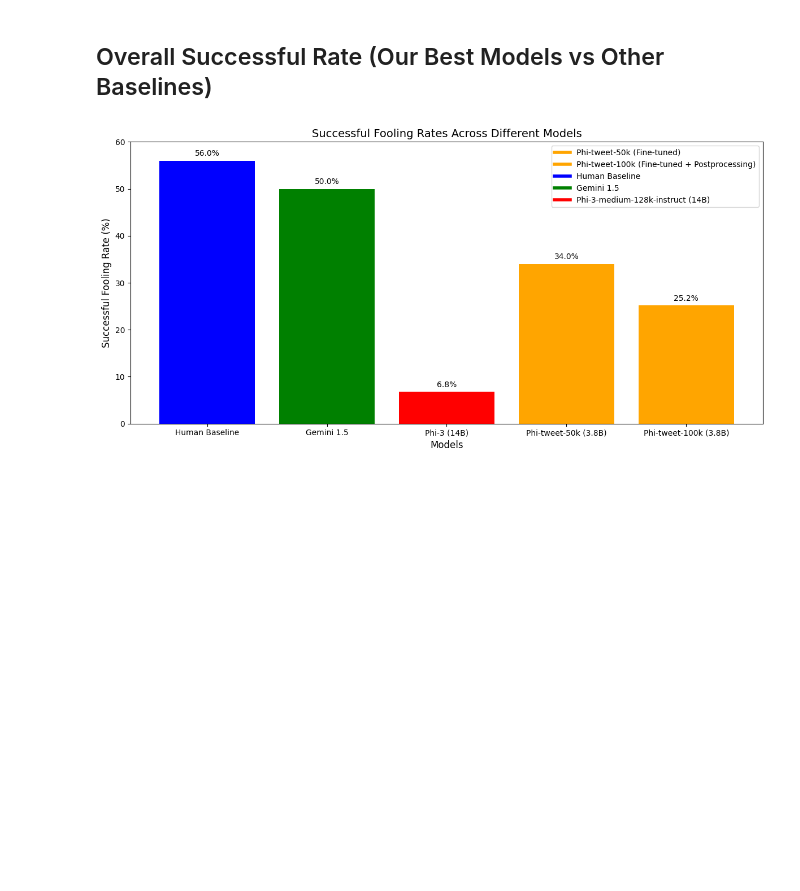
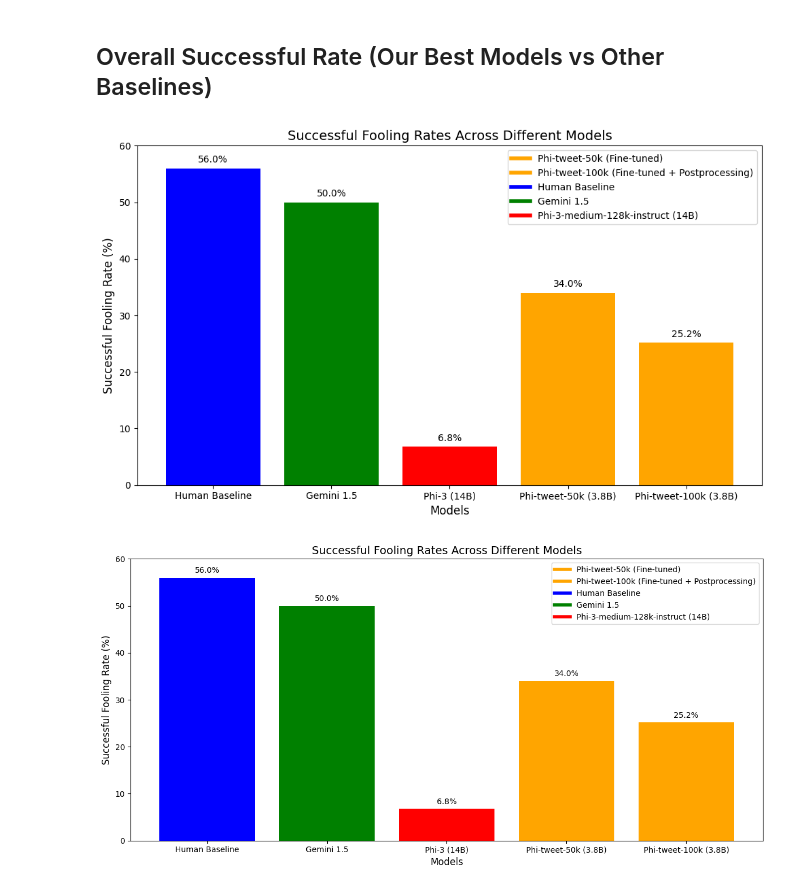
Before and after one commit to ChunB123/BotOrNot, a Jupyter notebook: analysis/Generalization_Analysis.ipynb, the cells around one changed output. Saved outputs shown, nothing was run; the diff lists cells and outputs as text; code cells hidden in the pictures; blank space fills up the shorter version.

```diff
--- a/analysis/Generalization_Analysis.ipynb
+++ b/analysis/Generalization_Analysis.ipynb
@@ -5,6 +5,64 @@ import pandas as pd
 import matplotlib.pyplot as plt
 # %% [markdown]
 ## Overall Successful Rate (Our Best Models vs Other Baselines)
+# %%
+def plot_fooling_rates_horizontal_labels(data, highlight_models):
+    models = [item["model"] for item in data]
+    rates = [float(item["rate"].strip('%')) for item in data]
+    default_colors = [item["color"] for item in data]
+
+    # Highlight specific models
+    bar_colors = [
+        "orange" if model in highlight_models else default_colors[i]
+        for i, model in enumerate(models)
+    ]
+
+    plt.figure(figsize=(10, 6))
+    bars = plt.bar(models, rates, color=bar_colors)
+
+    plt.xlabel('Models', fontsize=12)
+    plt.ylabel('Successful Fooling Rate (%)', fontsize=12)
+    plt.title('Successful Fooling Rates Across Different Models', fontsize=14)
+    plt.ylim(0, 60)  # Adjusted to fit the provided rates better
+    plt.xticks(fontsize=10, rotation=0)  # Horizontal labels
+    plt.yticks(fontsize=10)
+
+    # Annotate each bar with the percentage
+    for i, bar in enumerate(bars):
+        plt.text(bar.get_x() + bar.get_width() / 2, bar.get_height() + 1,
+                 f'{rates[i]}%', ha='center', fontsize=10)
+
+    # Add legend for highlighted models
+    plt.legend(
+        handles=[
+            plt.Line2D([0], [0], color="orange", lw=4, label="Phi-tweet-50k (Fine-tuned)"),
+            plt.Line2D([0], [0], color="orange", lw=4, label="Phi-tweet-100k (Fine-tuned + Postprocessing)"),
+            plt.Line2D([0], [0], color="blue", lw=4, label="Human Baseline"),
+            plt.Line2D([0], [0], color="green", lw=4, label="Gemini 1.5"),
+            plt.Line2D([0], [0], color="red", lw=4, label="Phi-3-medium-128k-instruct (14B)")
+        ],
+        loc="upper right",
+        fontsize=10
+    )
+
+    plt.tight_layout()
+    plt.show()
+
+# Updated results
+horizontal_results = [
+    {"model": "Human Baseline", "rate": "56%", "color": "blue"},
+    {"model": "Gemini 1.5", "rate": "50%", "color": "green"},
+    {"model": "Phi-3 (14B)", "rate": "6.8%", "color": "red"},
+    {"model": "Phi-tweet-50k (3.8B)", "rate": "34%", "color": "orange"},
+    {"model": "Phi-tweet-100k (3.8B)", "rate": "25.2%", "color": "orange"},
+]
+
+# Highlight Phi-tweet models
+highlight_horizontal = ["Phi-tweet-50k-Best (3.8B)", "Phi-tweet-100k-Best (3.8B)"]
+
+plot_fooling_rates_horizontal_labels(horizontal_results, highlight_horizontal)
+# %% [output]
+[figure, added]
 # %%
 def plot_fooling_rates_horizontal_labels(data, highlight_models):
     models = [item["model"] for item in data]
```
Also changed, not shown: parts of 1 cell of this notebook, 5 other files.
